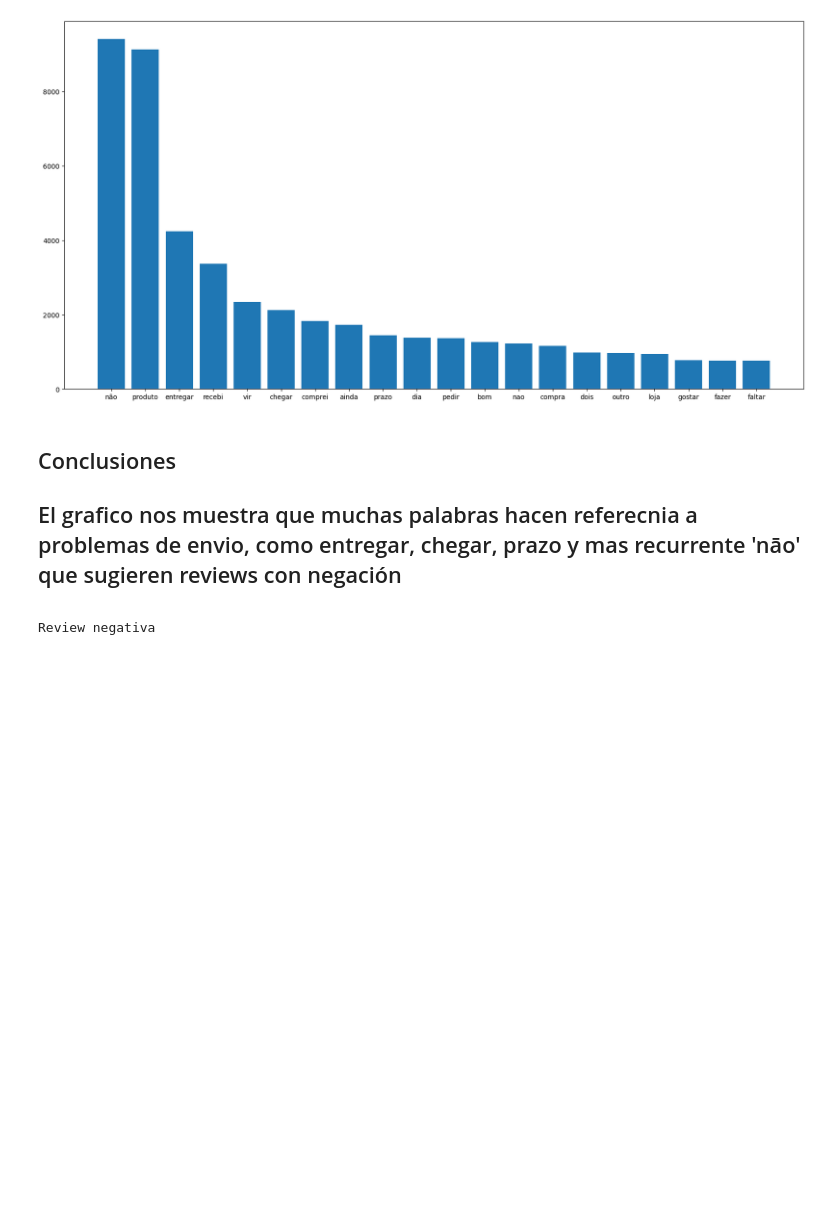
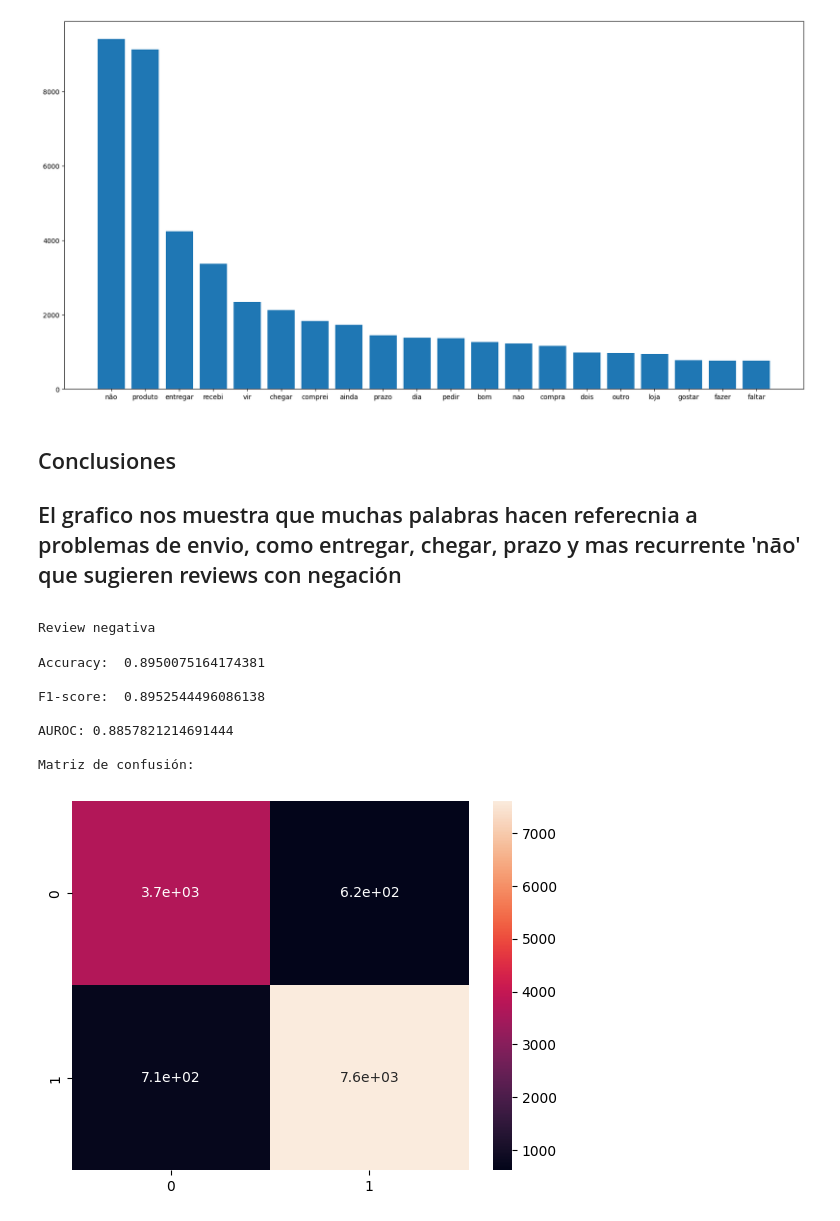
Before and after one commit to sebasmujica/Machine_Learning_Olist, a Jupyter notebook: análisis_sentimiento.ipynb, the cells around one changed output. Cells and saved outputs as stored; diff of their text form; code cells hidden in the pictures; blank space fills up the shorter version.

```diff
--- a/análisis_sentimiento.ipynb
+++ b/análisis_sentimiento.ipynb
@@ -328,7 +334,7 @@ Matriz de confusión:
 # %%
 from sklearn.ensemble import RandomForestClassifier
 # %%
-rf = RandomForestClassifier()
+rf = RandomForestClassifier(n_estimators= 200)
 
 rf.fit(X_train,y_train)
 
@@ -391,2 +395,19 @@ nueva_predict("Demoro umuito_ !!!!🥲")
 # %% [output]
 Review negativa
+# %%
+rf = RandomForestClassifier(n_estimators= 200)
+
+rf.fit(X_train,y_train)
+
+y1_pred = rf.predict(X_test)
+
+mostrar_metricas(y_test,y1_pred)
+# %% [output]
+Accuracy:  0.8950075164174381
+
+F1-score:  0.8952544496086138
+
+AUROC: 0.8857821214691444
+
+Matriz de confusión:
+[figure, added]
```
Also changed, not shown: parts of 6 cells of this notebook, 2 other files.
